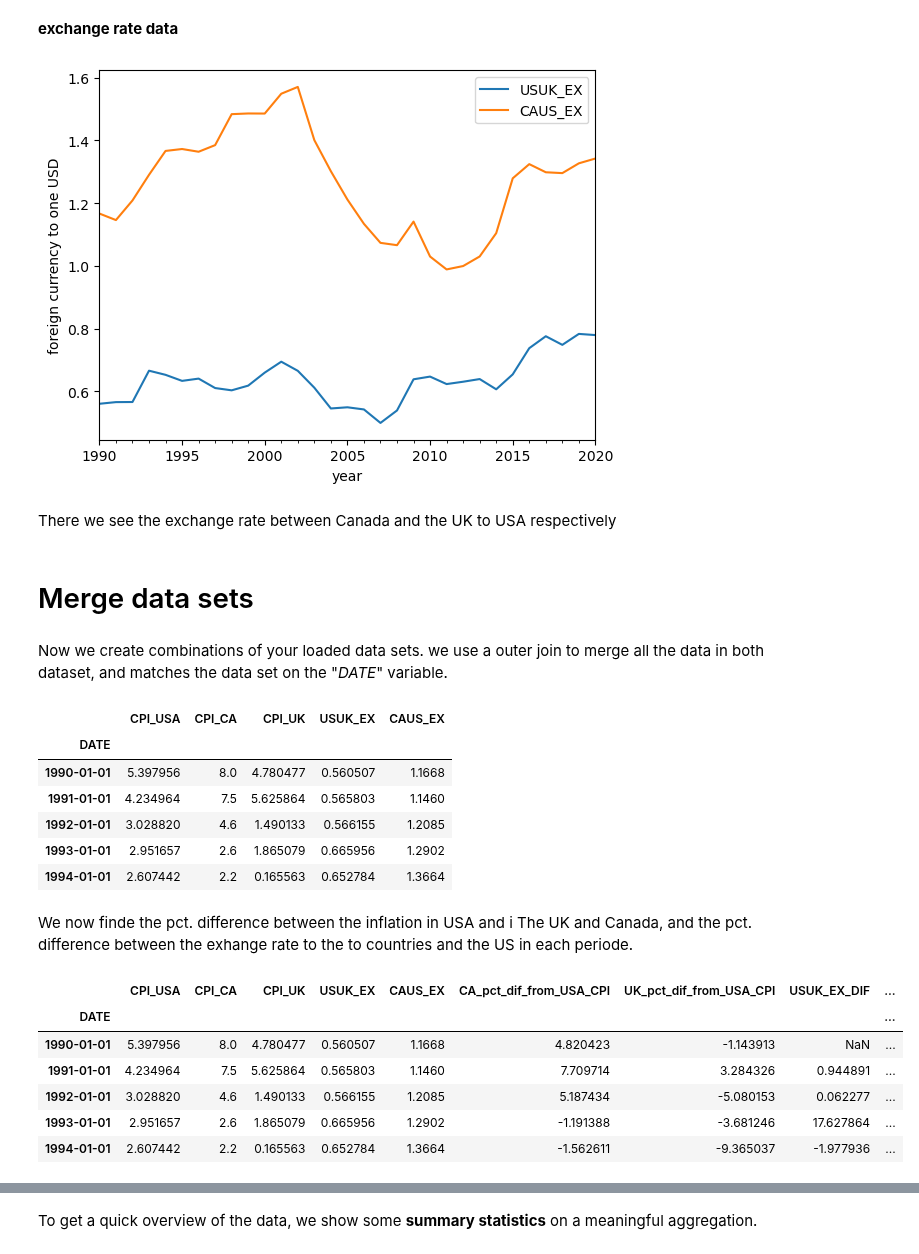
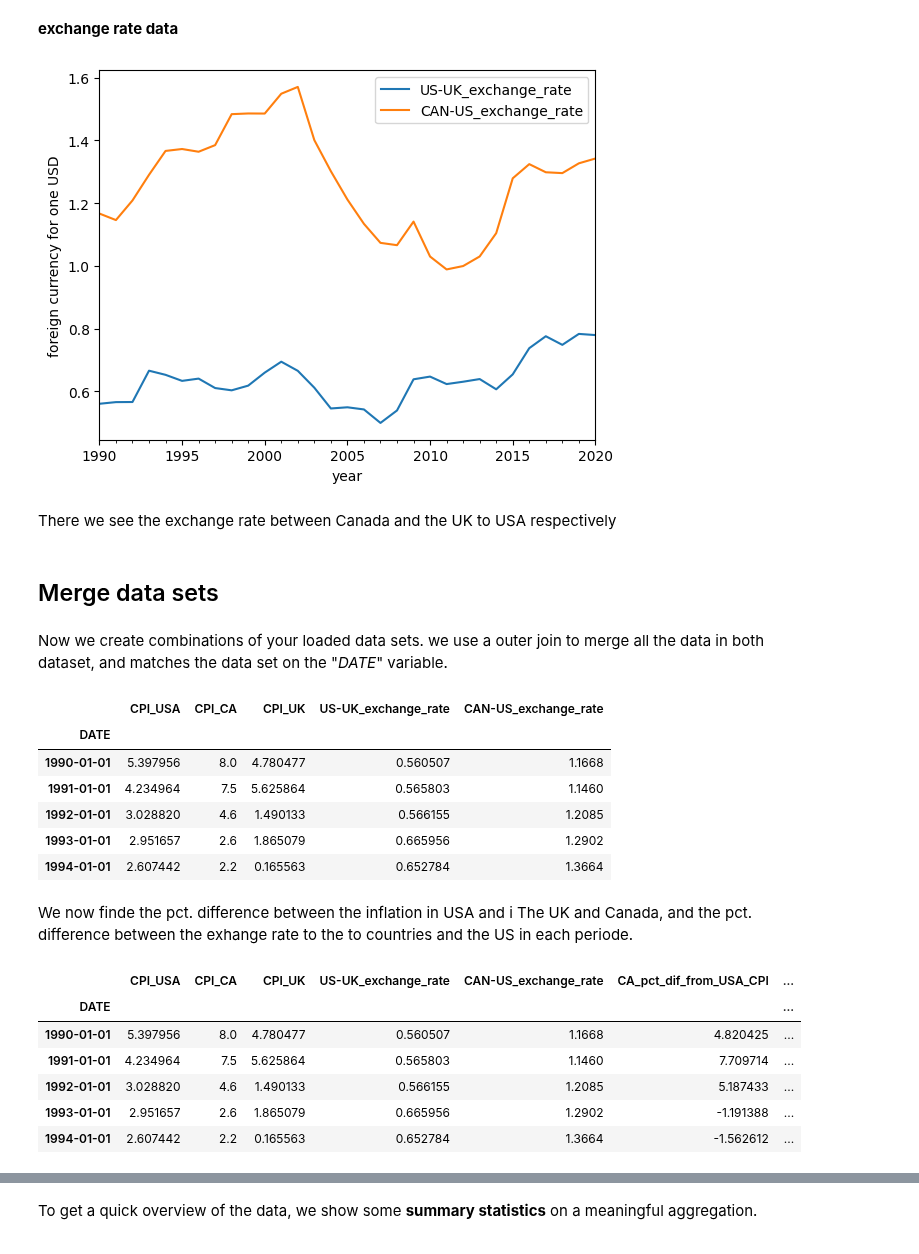
Before and after one commit to NumEconCopenhagen/projects-2024-kbh-herning, a Jupyter notebook: dataproject/dataproject.ipynb, the cells around one changed output, grey strips where cells are left out. Saved outputs shown, nothing was run; the diff lists cells and outputs as text; code cells hidden in the pictures.

```diff
--- a/dataproject/dataproject.ipynb
+++ b/dataproject/dataproject.ipynb
@@ -84,8 +85,8 @@ Then we import the exchange rate data in a dataset called *exchange*
 # %%
 # Call the FRED api using pandas_datareader
 exchange = pandas_datareader.data.DataReader([EX_UK, EX_CAN], 'fred', start, end)
-exchange = exchange.rename(columns = {'AEXUSUK':'USUK_EX','AEXCAUS':'CAUS_EX'})
-exchange['USUK_EX'] = 1 / exchange['USUK_EX']
+exchange = exchange.rename(columns = {'AEXUSUK':'US-UK_exchange_rate','AEXCAUS':'CAN-US_exchange_rate'})
+exchange['US-UK_exchange_rate'] = 1 / exchange['US-UK_exchange_rate']
 
 exchange.head()
 # %% [output]
@@ -127,18 +128,18 @@ ax.legend(frameon=True)
 ax.set_xlabel('year')
 ax.set_ylabel('foreign currency for one USD');
 # %% [output]
-[figure, old version]
+[figure, new version]
 # %% [markdown]
 There we see the exchange rate between Canada and the UK to USA respectively
 # %% [markdown]
-# Merge data sets
+## Merge data sets
 # %% [markdown]
 Now we create combinations of your loaded data sets. we use a outer join to merge all the data in both dataset, and matches the data set on the "*DATE*" variable.
 # %%
 ppp = pd.merge(inflation, exchange, how = 'outer', on = ['DATE']);
 ppp.head()
 # %% [output]
-|  | CPI_USA | CPI_CA | CPI_UK | USUK_EX | CAUS_EX |
+|  | CPI_USA | CPI_CA | CPI_UK | US-UK_exchange_rate | CAN-US_exchange_rate |
 | DATE |  |  |  |  |  |
 | 1990-01-01 | 5.397956 | 8.0 | 4.780477 | 0.560507 | 1.1668 |
 | 1991-01-01 | 4.234964 | 7.5 | 5.625864 | 0.565803 | 1.1460 |
@@ -150,15 +151,15 @@ We now finde the pct. difference between the inflation in USA and i The UK and C
 # %%
 ppp['CA_pct_dif_from_USA_CPI'] = ((ppp.CPI_CA-ppp.CPI_USA) / ppp.CPI_USA) *10 # the pct. difference between inflation in canada and USA
 ppp['UK_pct_dif_from_USA_CPI'] = ((ppp.CPI_UK-ppp.CPI_USA) / ppp.CPI_USA) *10 #the pct. difference between inflation in UK and USA
-ppp['USUK_EX_DIF'] = (ppp['USUK_EX'].diff() / ppp['USUK_EX'].shift(1)) * 100 #tjek vejen
-ppp['CAUS_EX_DIF'] = (ppp['CAUS_EX'].diff() / ppp['CAUS_EX'].shift(1)) * 100 #tjek vejen
+ppp['US-UK_exchange_rate_DIF'] = (ppp['US-UK_exchange_rate'].diff() / ppp['US-UK_exchange_rate'].shift(1)) * 100 #tjek vejen
+ppp['CAN-US_exchange_rate_DIF'] = (ppp['CAN-US_exchange_rate'].diff() / ppp['CAN-US_exchange_rate'].shift(1)) * 100 #tjek vejen
 ppp.head()
 # %% [output]
-|  | CPI_USA | CPI_CA | CPI_UK | USUK_EX | CAUS_EX | CA_pct_dif_from_USA_CPI | UK_pct_dif_from_USA_CPI | USUK_EX_DIF | ... |
-| DATE |  |  |  |  |  |  |  |  | ... |
-| 1990-01-01 | 5.397956 | 8.0 | 4.780477 | 0.560507 | 1.1668 | 4.820423 | -1.143913 | NaN | ... |
-| 1991-01-01 | 4.234964 | 7.5 | 5.625864 | 0.565803 | 1.1460 | 7.709714 | 3.284326 | 0.944891 | ... |
-| 1992-01-01 | 3.028820 | 4.6 | 1.490133 | 0.566155 | 1.2085 | 5.187434 | -5.080153 | 0.062277 | ... |
-| 1993-01-01 | 2.951657 | 2.6 | 1.865079 | 0.665956 | 1.2902 | -1.191388 | -3.681246 | 17.627864 | ... |
-| 1994-01-01 | 2.607442 | 2.2 | 0.165563 | 0.652784 | 1.3664 | -1.562611 | -9.365037 | -1.977936 | ... |
+|  | CPI_USA | CPI_CA | CPI_UK | US-UK_exchange_rate | CAN-US_exchange_rate | CA_pct_dif_from_USA_CPI | ... |
+| DATE |  |  |  |  |  |  | ... |
+| 1990-01-01 | 5.397956 | 8.0 | 4.780477 | 0.560507 | 1.1668 | 4.820425 | ... |
+| 1991-01-01 | 4.234964 | 7.5 | 5.625864 | 0.565803 | 1.1460 | 7.709714 | ... |
+| 1992-01-01 | 3.028820 | 4.6 | 1.490133 | 0.566155 | 1.2085 | 5.187433 | ... |
+| 1993-01-01 | 2.951657 | 2.6 | 1.865079 | 0.665956 | 1.2902 | -1.191388 | ... |
+| 1994-01-01 | 2.607442 | 2.2 | 0.165563 | 0.652784 | 1.3664 | -1.562612 | ... |
 # %% [markdown]
```
Also changed, not shown: parts of 14 cells of this notebook, 1 other file.
